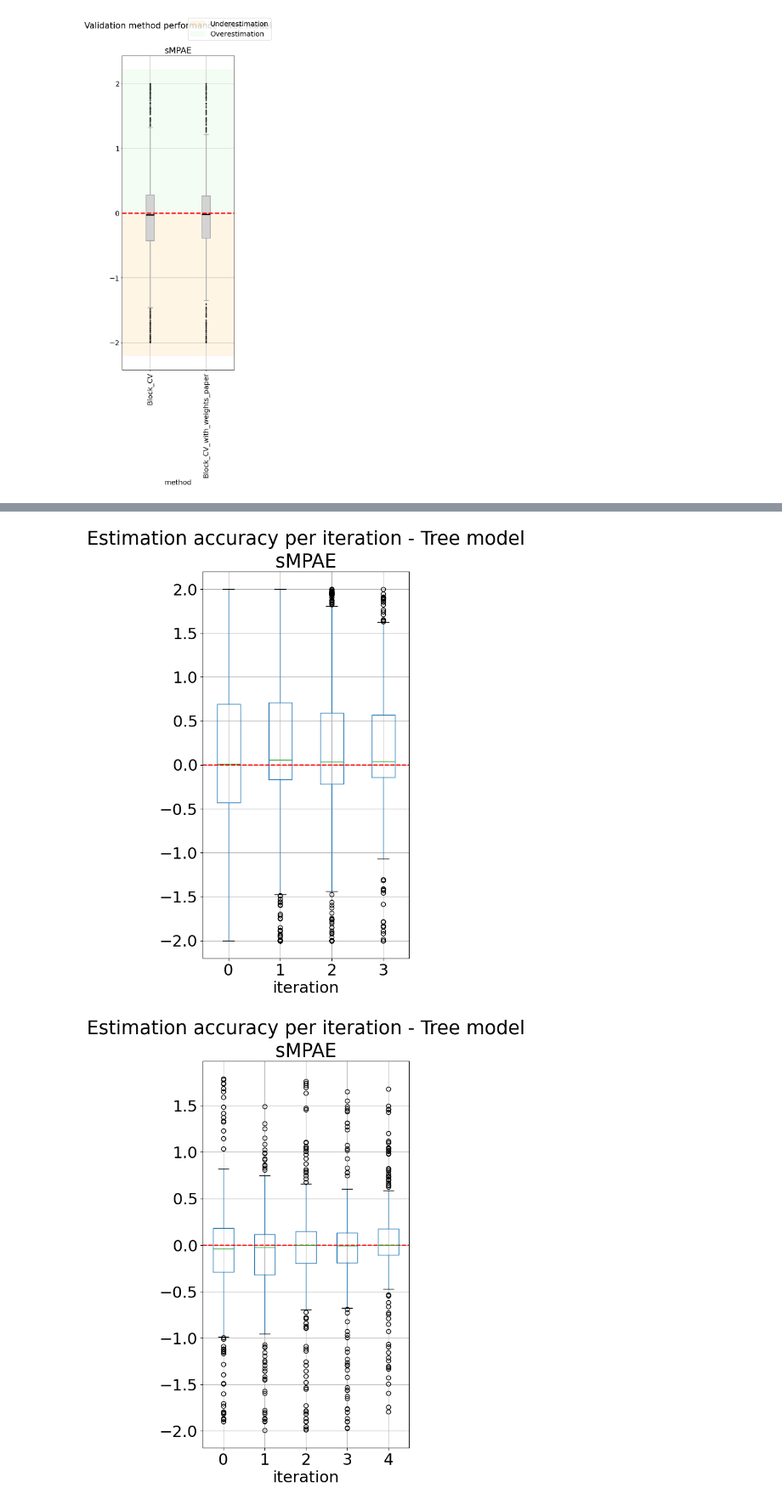
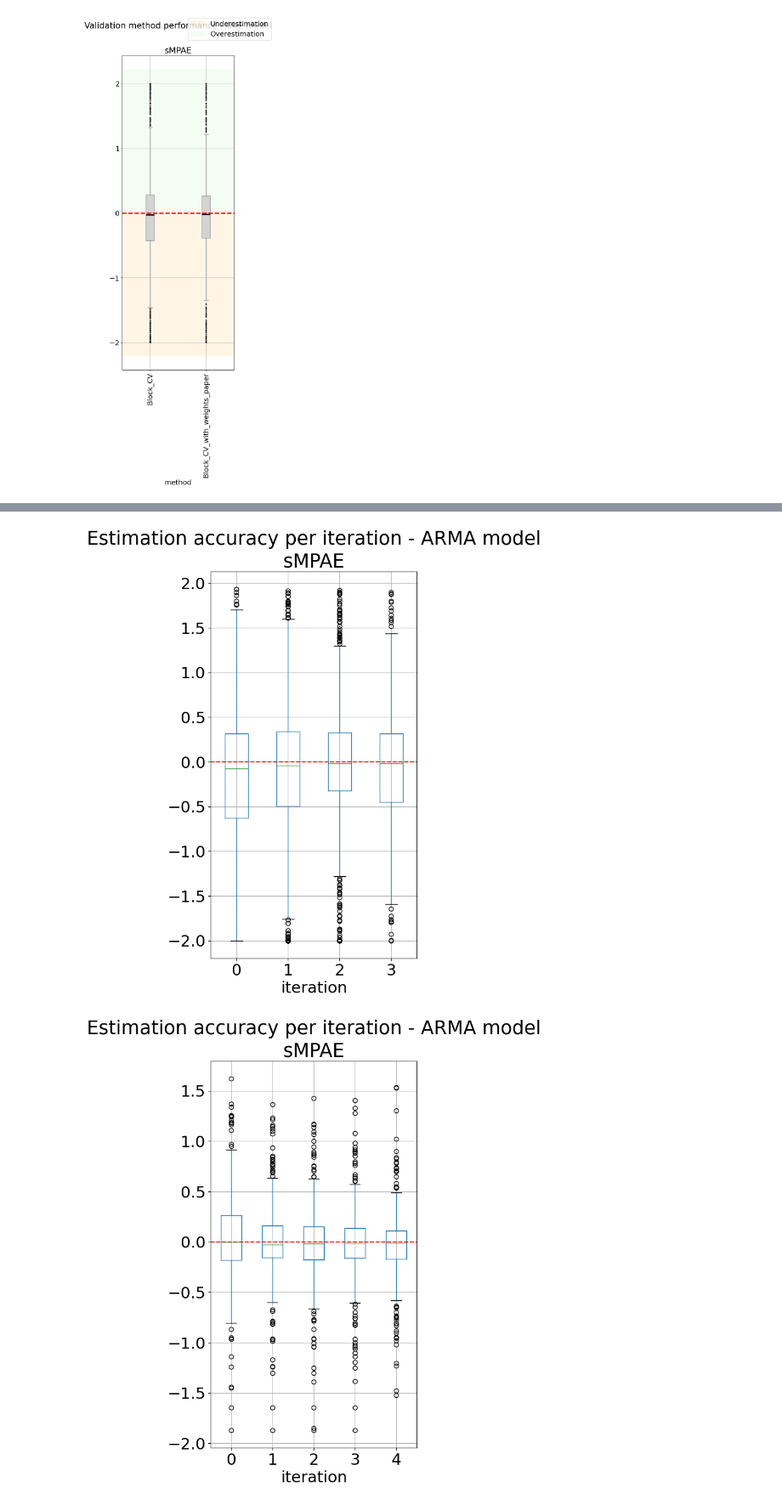
Before and after one commit to MiguelLoureiro98/timecave, a Jupyter notebook: experiments/processing_results.ipynb, the cells around one changed output, grey strips where cells are left out. Shown at 85% size. Saved outputs shown, nothing was run; the diff lists cells and outputs as text; code cells hidden in the pictures.

```diff
--- a/experiments/processing_results.ipynb
+++ b/experiments/processing_results.ipynb
@@ -371,9 +371,9 @@ boxplots_per_iteration(iteration_data, "mse", "Tree", "Growing_Window", ["sMPAE"
 # %%
-boxplots_per_iteration(iteration_data, "mse", "Tree", "Rolling_Window", ["sMPAE"], 10, 5);
+boxplots_per_iteration(iteration_data, "mse", "ARMA", "Rolling_Window", ["sMPAE"], 10, 5);
 # %% [output]
-[figure, old version]
+[figure, new version]
 # %%
-boxplots_per_iteration(iteration_data, "mae", "Tree", "Block_CV", ["sMPAE"], 10, 5);
+boxplots_per_iteration(iteration_data, "mae", "ARMA", "Block_CV", ["sMPAE"], 10, 5);
 # %% [output]
-[figure, old version]
+[figure, new version]
 # %%
```
Also changed, not shown: parts of 4 cells of this notebook, 10 other files.
